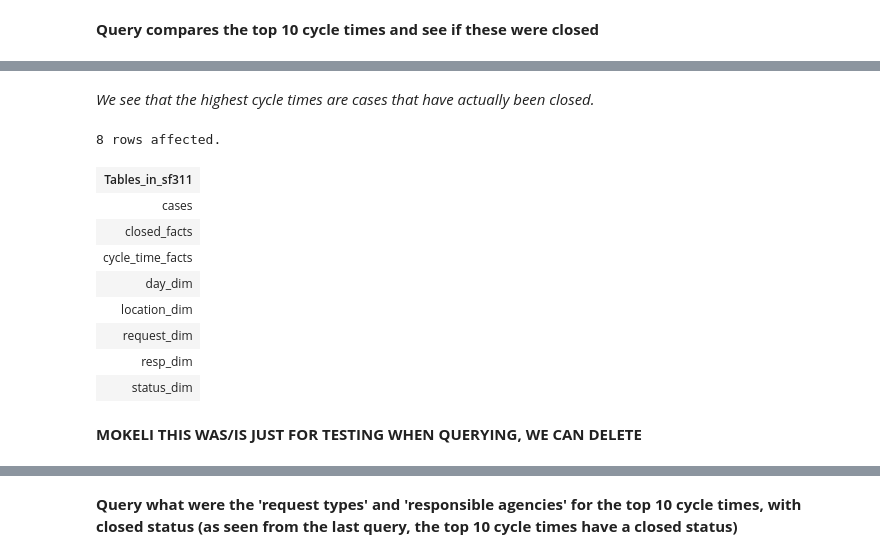
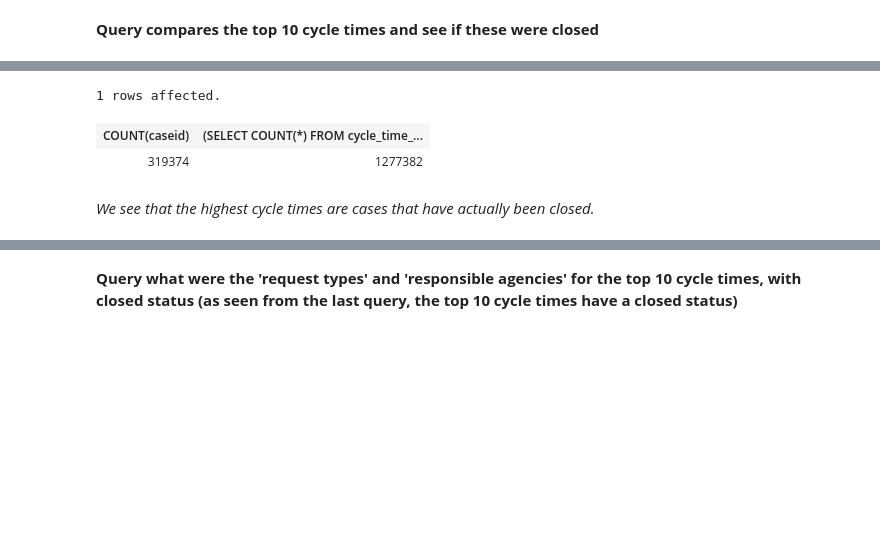
Before and after one commit to nriyer/star_schema, a Jupyter notebook: pelamoko_iyer.ipynb, the cells around one changed output, grey strips where cells are left out. Saved outputs shown, nothing was run; the diff lists cells and outputs as text; code cells hidden in the pictures; blank space fills up the shorter version.

```diff
--- a/pelamoko_iyer.ipynb
+++ b/pelamoko_iyer.ipynb
@@ -838,18 +838,11 @@ LIMIT 10
+# %%
+%%sql
+SELECT COUNT(caseid) A, (SELECT COUNT(*) FROM cycle_time_facts)
+FROM cycle_time_facts
+WHERE cycle_time/86400 > 10.54
+# %% [output]
+1 rows affected.
+| COUNT(caseid) | (SELECT COUNT(*) FROM cycle_time_... |
+| 319374 | 1277382 |
 # %% [markdown]
 *We see that the highest cycle times are cases that have actually been closed.*
-# %%
-%%sql
-SHOW TABLES
-# %% [output]
-8 rows affected.
-| Tables_in_sf311 |
-| cases |
-| closed_facts |
-| cycle_time_facts |
-| day_dim |
-| location_dim |
-| request_dim |
-| resp_dim |
-| status_dim |
-# %% [markdown]
-**MOKELI THIS WAS/IS JUST FOR TESTING WHEN QUERYING, WE CAN DELETE**
```
Also changed, not shown: parts of 12 cells of this notebook.
